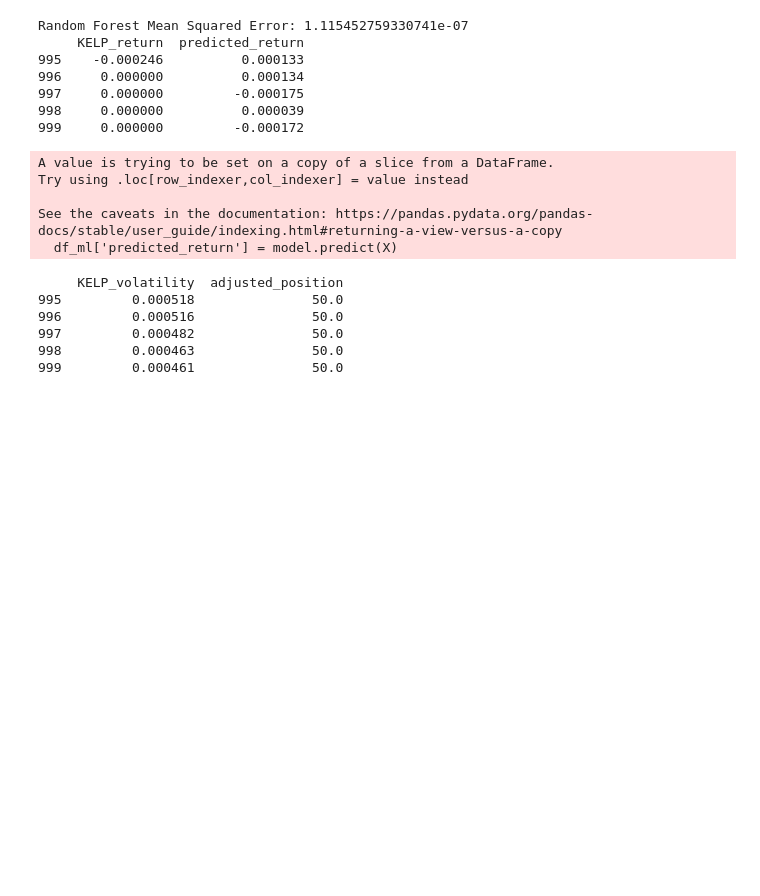
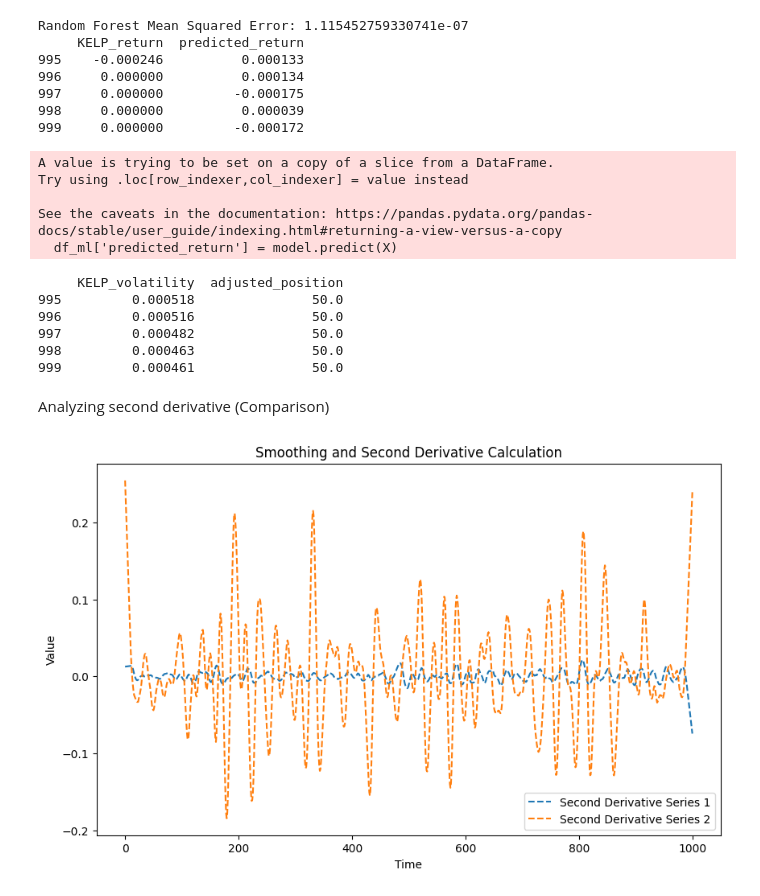
Before and after one commit to edg33/prosperity-3, a Jupyter notebook: Research/Prosperity_Vis_v2.ipynb, the cells around one changed output. Drawn from its saved outputs; the diff is of its cells as text; code cells hidden in the pictures; blank space fills up the shorter version.

```diff
--- a/Research/Prosperity_Vis_v2.ipynb
+++ b/Research/Prosperity_Vis_v2.ipynb
@@ -725,3 +718,39 @@ print(df[['KELP_volatility', 'adjusted_position']].tail())
 997         0.000482               50.0
 998         0.000463               50.0
 999         0.000461               50.0
+# %% [markdown]
+Analyzing second derivative (Comparison)
+# %%
+from scipy.signal import savgol_filter
+
+
+def smooth_second(series1, series2):
+    window_length = 21  # must be an odd number
+    polyorder = 3
+
+    # Smooth the series using the Savitzky–Golay filter
+    smoothed1 = savgol_filter(series1, window_length=window_length, polyorder=polyorder)
+
+    # Calculate the second derivative using the filter's derivative option
+    second_deriv1 = savgol_filter(smoothed1, window_length=window_length, polyorder=polyorder, deriv=2)
+
+    smoothed2 = savgol_filter(series2, window_length=window_length, polyorder=polyorder)
+
+    # Calculate the second derivative using the filter's derivative option
+    second_deriv2 = savgol_filter(smoothed2, window_length=window_length, polyorder=polyorder, deriv=2)
+
+    # Plotting the results
+    plt.figure(figsize=(10, 6))
+    # plt.plot(series.index, series, label='Original Data', alpha=0.5)
+    # plt.plot(series.index, smoothed, label='Smoothed Data', linewidth=2)
+    plt.plot(series1.index, second_deriv1, label='Second Derivative Series 1', linestyle='--')
+    plt.plot(series2.index, second_deriv2, label='Second Derivative Series 2', linestyle='--')
+    plt.xlabel('Time')
+    plt.ylabel('Value')
+    plt.title('Smoothing and Second Derivative Calculation')
+    plt.legend()
+    plt.show()
+
+smooth_second(kelp, squid)
+# %% [output]
+[figure, added]
```
Also changed, not shown: parts of 5 cells of this notebook, 6 other files.
